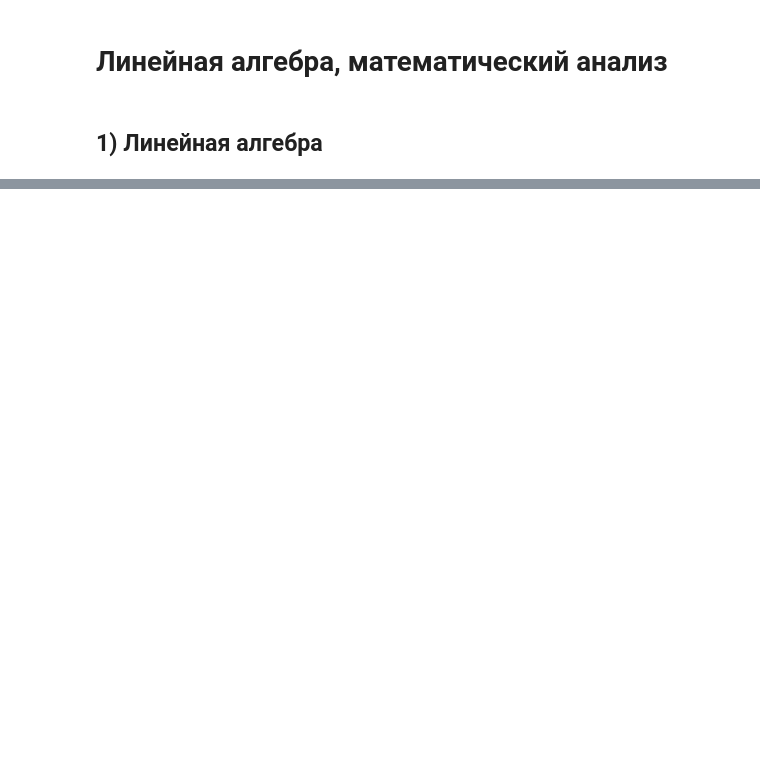
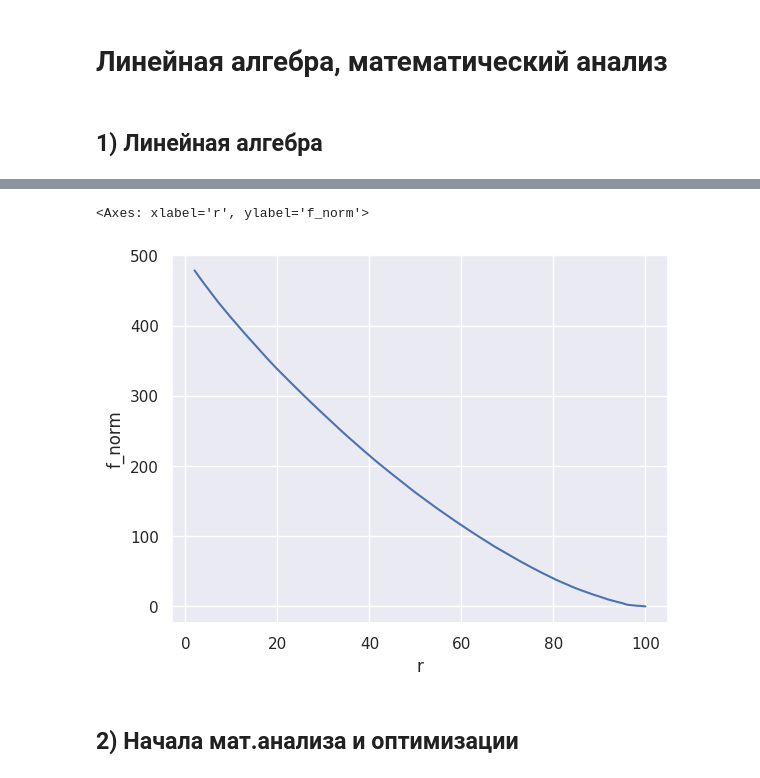
Before and after one commit to IIShabalin/OTUS-ML, a Jupyter notebook: Lesson_28_Math_MNK/homework_lin_alg_math_analysis.ipynb, the cells around one changed output, grey strips where cells are left out. Saved outputs shown, nothing was run; the diff lists cells and outputs as text; code cells hidden in the pictures; blank space fills up the shorter version.

```diff
--- a/Lesson_28_Math_MNK/homework_lin_alg_math_analysis.ipynb
+++ b/Lesson_28_Math_MNK/homework_lin_alg_math_analysis.ipynb
@@ -127,0 +482,38 @@ $
+# %%
+import numpy as np
+import pandas as pd
+import matplotlib as mp
+import seaborn as sns
+
+sns.set_theme()
+
+N = 100
+
+a = np.random.normal(5.0, 5.0, (N, N))
+U, S, Vt = np.linalg.svd(a)
+singular = np.diag(S)
+
+# print(f'a = {a}')
+# print(f'U = {U}')
+# print(f'S = {S}')
+# print(f'Vh = {Vt}')
+# print(f'Singular = {singular}')
+
+f_norm_results = pd.DataFrame(columns=['r', 'f_norm'])
+
+for r in range(2, N+1):
+    a_approx = U[:, :r] @ singular[:r, :r] @ Vt[:r, :]
+    f_norm = np.linalg.norm(a - a_approx, 'fro')
+
+    # print(f'A_approx = {a_approx}')
+    # print(f'f_norm = {f_norm}')
+
+    f_norm_results.loc[len(f_norm_results)] = [r, f_norm]
+
+sns.lineplot(f_norm_results, x='r', y='f_norm')
+# sns.histplot(f_norm_results, x='r', y='f_norm', bins=N-2)
+# %% [output]
+<Axes: xlabel='r', ylabel='f_norm'>
+[figure, added]
+# %% [markdown]
+## 2) Начала мат.анализа и оптимизации
```
Also changed, not shown: parts of 12 cells of this notebook.
